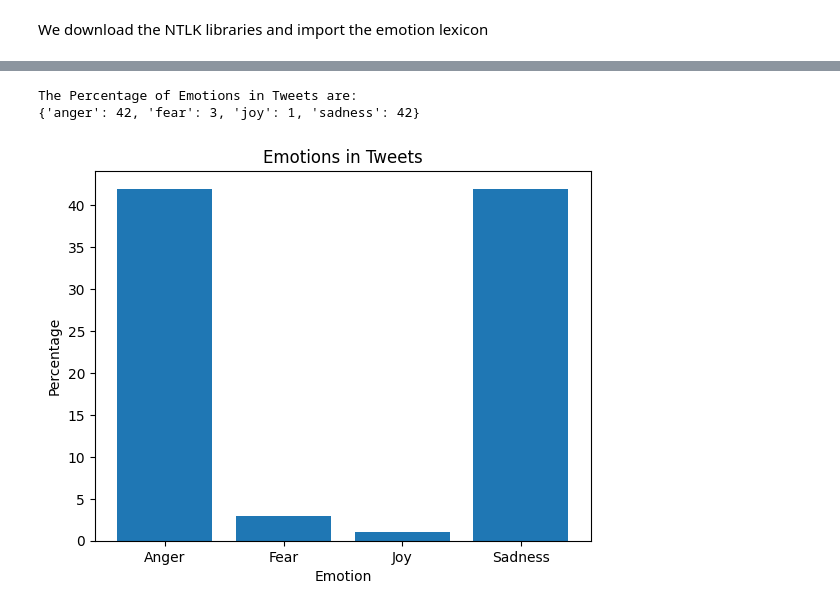
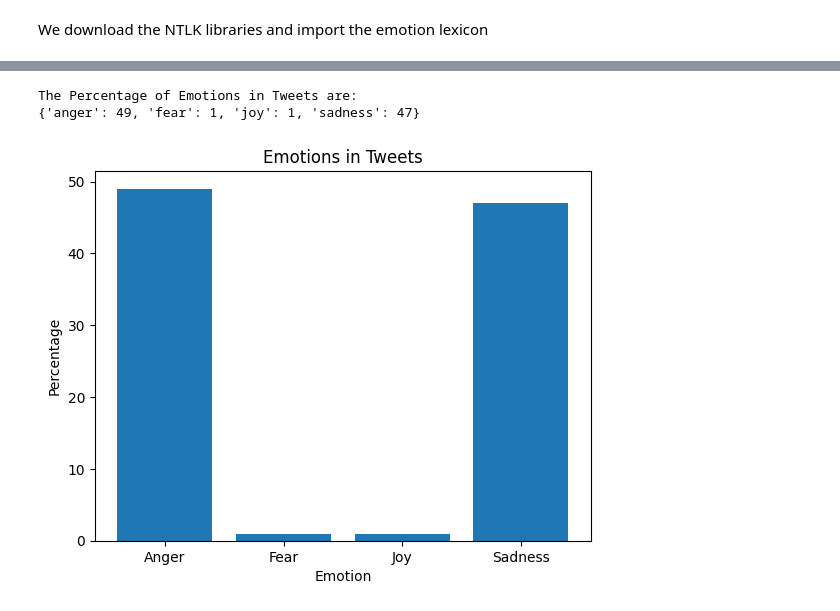
Before and after one commit to kri5h92/Emotional-and-Sentiment-Analysis, a Jupyter notebook: emotion.ipynb, the cells around one changed output, grey strips where cells are left out. Drawn from its saved outputs; the diff is of its cells as text; code cells hidden in the pictures.

```diff
--- a/emotion.ipynb
+++ b/emotion.ipynb
@@ -86,5 +56,5 @@ def get_emotions(tweet):
             emotions["anger"] += senti_synset.obj_score() + senti_synset.neg_score()
             emotions["fear"] += senti_synset.neg_score()
             emotions["joy"] += senti_synset.pos_score()
-            emotions["sadness"] += senti_synset.neg_score() + senti_synset.obj_score()
+            emotions["sadness"] += abs(senti_synset.neg_score() - senti_synset.obj_score())
     return emotions
@@ -91,39 +72,47 @@ def get_emotions(tweet):
 # %%
-import matplotlib.pyplot as plt
-query = "Australian GP"
+query = "(Graham Potter)lang:en"
 tweets = tweepy.Cursor(api.search_tweets,
                            q=query,
                            lang="en",
                            tweet_mode="extended").items(100)
 
 
 emotions = {"anger": 0, "fear": 0, "joy": 0, "sadness": 0}
+emot = {'anger': 0, 'anticipation': 0, 'disgust': 0, 'fear': 0, 'joy': 0, 'negative': 0, 'positive': 0, 'sadness': 0, 'surprise': 0, 'trust': 0}
+
 total_words = 0
-
+word = []
 for tweet in tweets:
     text = tweet.full_text
     tweet_words = word_tokenize(text)
+    word+=tweet_words
     total_words += len(tweet_words)
     tweet_emotions = get_emotions(text)
+    # emo=LeXmo.LeXmo(text)
+    # emo.pop('text', None)
+    # emot.update(emo)
+    # for emotion in emot:
+    #     emot[emotion] += emo[emotion]
     for emotion in emotions:
         emotions[emotion] += tweet_emotions[emotion]
 
 percentages = {}
+
 for emotion in emotions:
     percentages[emotion] = round(emotions[emotion] / total_words * 100)
 
 labels = ["Anger", "Fear", "Joy", "Sadness"]
 values = [percentages["anger"], percentages["fear"], percentages["joy"], percentages["sadness"]]
 
 print("The Percentage of Emotions in Tweets are: ")
 print(percentages)
 
 plt.bar(labels, values)
 plt.title("Emotions in Tweets")
 plt.xlabel("Emotion")
 plt.ylabel("Percentage")
 plt.show()
 # %% [output]
 The Percentage of Emotions in Tweets are:
-{'anger': 42, 'fear': 3, 'joy': 1, 'sadness': 42}
+{'anger': 49, 'fear': 1, 'joy': 1, 'sadness': 47}
-[figure, old version]
+[figure, new version]
```
Also changed, not shown: parts of 8 cells of this notebook, 6 other files.
